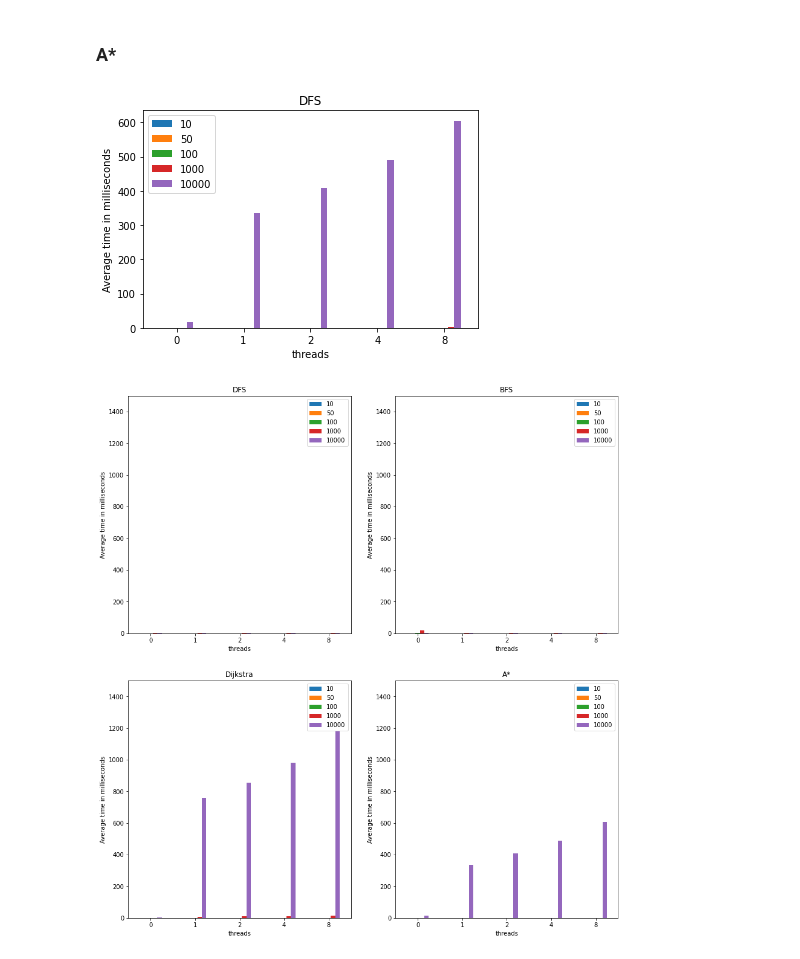
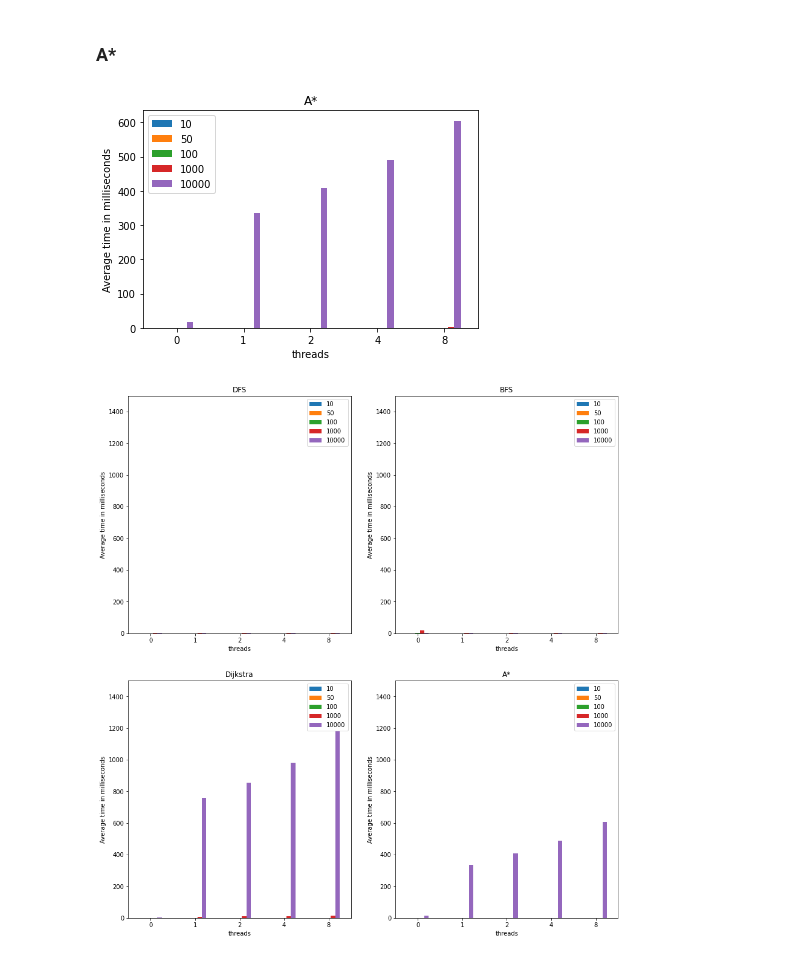
Before and after one commit to Parra-Parallel-Project/parallel-research-project, a Jupyter notebook: analysis_script.ipynb, the cells around one changed output. Drawn from its saved outputs; the diff is of its cells as text; code cells hidden in the pictures.

Commit message:
fixed plot title

```diff
--- a/analysis_script.ipynb
+++ b/analysis_script.ipynb
@@ -156,12 +156,12 @@ plt.show()
 # %%
 ax = a_star_data.plot(x='threads', y=x_tick_labels, kind="bar", rot=0)
 ax.set_ylabel('Average time in milliseconds')
 # ax.set_ylim(0, 100)
-ax.set_title('DFS')
+ax.set_title('A*')
 
 plt.show()
 # %% [output]
-[figure, old version]
+[figure, new version]
 # %%
 max = 1500
 fig, axs = plt.subplots(2, 2)
```
